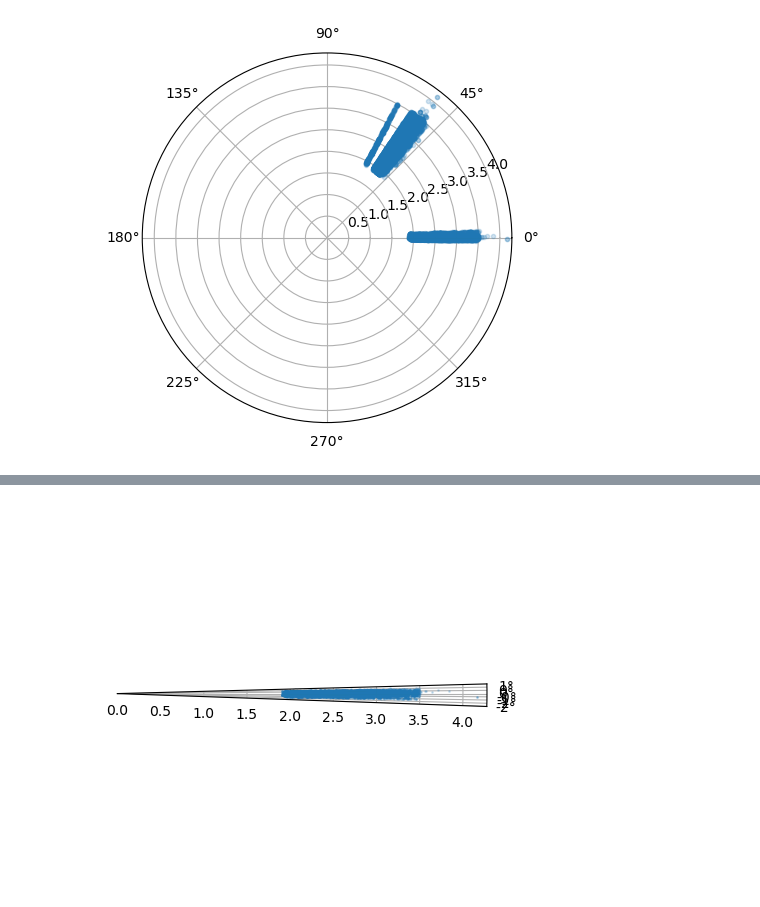
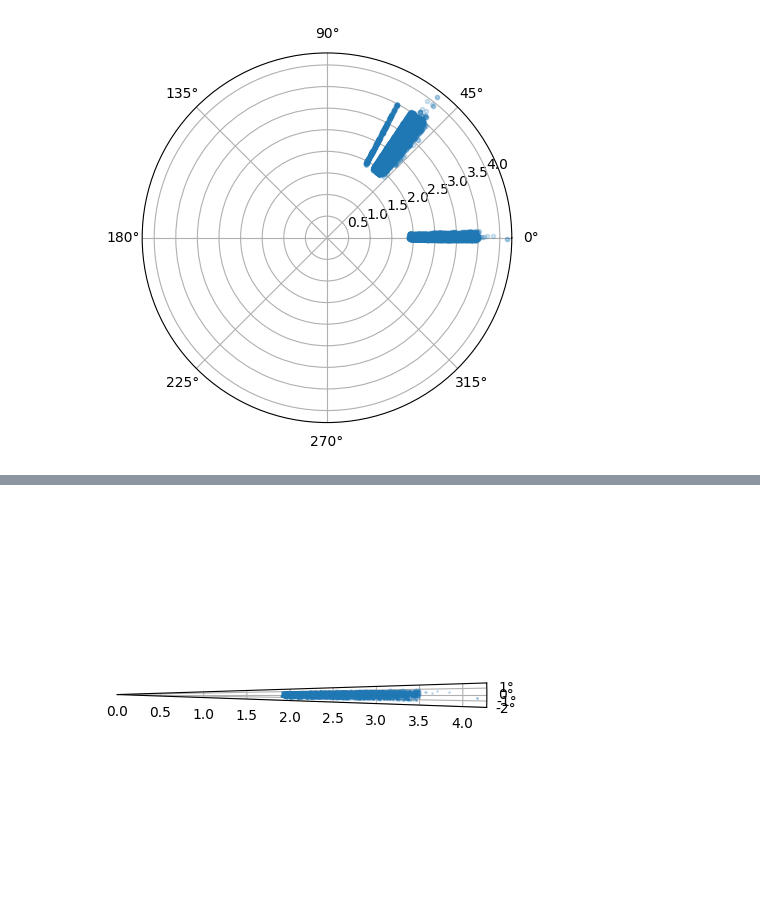
Before and after one commit to MuhammadArshad123/dark-energy-protocluster, a Jupyter notebook: analysis.ipynb, the cells around one changed output, grey strips where cells are left out. Cells and saved outputs as stored; diff of their text form; code cells hidden in the pictures.

Commit message:
Fixed plots

```diff
--- a/analysis.ipynb
+++ b/analysis.ipynb
@@ -82,15 +59,14 @@ def polar_plot(df, lower_lim, upper_lim, angular_lower_lim, angular_upper_lim):
 
     # Set the limits for the angular axis
     plt.xlim(np.radians(angular_lower_lim), np.radians(angular_upper_lim))
-    plt.xticks(np.radians(np.arange(angular_lower_lim, angular_upper_lim, 0.5)))
+    plt.xticks(np.radians(np.arange(angular_lower_lim, angular_upper_lim, 1)))
 
     # Show the plot
     plt.show()
-
-# Example usage:
-# Assuming you have a DataFrame named 'df'
-lower_lim, upper_lim = (-1.2, 2.7)
-angular_lower_lim, angular_upper_lim = (-2,1.5)
-polar_plot(df, lower_lim, upper_lim, angular_lower_lim, angular_upper_lim)
-# %% [output]
-[figure, removed]
+# %%
+#Cluster between -1.2 to 1.5 degree's DEC
+lower_lim, upper_lim = (-1.2, 1.5)
+angular_lower_lim, angular_upper_lim = (-2,1.8)
+polar_plot(df, lower_lim, upper_lim, angular_lower_lim, angular_upper_lim)
+# %% [output]
+[figure, added]
```
Also changed, not shown: parts of 3 cells of this notebook.
